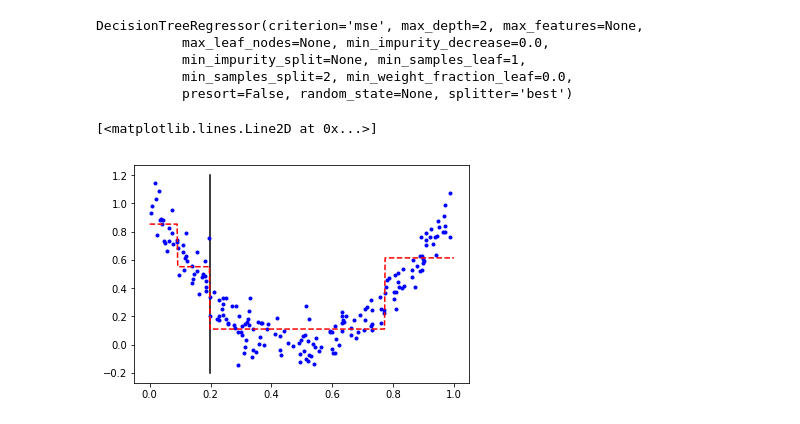
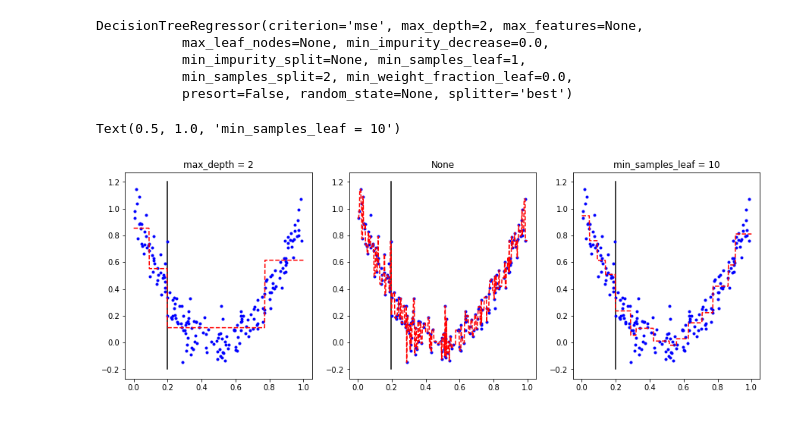
Before and after one commit to lambdamax/notebook, a Jupyter notebook: sklearn/DecisionTree.ipynb, the cells around one changed output. Saved outputs shown, nothing was run; the diff lists cells and outputs as text; code cells hidden in the pictures.

Commit message:
update tree

```diff
--- a/sklearn/DecisionTree.ipynb
+++ b/sklearn/DecisionTree.ipynb
@@ -185,21 +185,46 @@ DecisionTreeRegressor(criterion='mse', max_depth=2, max_features=None,
 # %%
 # export_graphviz(
 #     tree_reg,
 #     out_file=image_path('regress_training.dot'),
 #     feature_names=['X'],
 #     class_names= y,
 #     rounded=True,
 #     filled=True
 # )
 axes = [0, 1, -0.2, 1]
 x1 = np.linspace(axes[0], axes[1], 500).reshape(-1, 1)
 y_pred = tree_reg.predict(x1)
 
+# 无超参正则化
+tree_reg1 = DecisionTreeRegressor()
+tree_reg1.fit(X, y)
+y_pred1 = tree_reg1.predict(x1)
+
+# 超参正则化
+tree_reg2 = DecisionTreeRegressor(min_samples_leaf=10)
+tree_reg2.fit(X, y)
+y_pred2 = tree_reg2.predict(x1)
+
+plt.figure(figsize=(15,5))
+plt.subplot(131)
 plt.plot(np.linspace(0.197,0.197, 500).reshape(-1, 1) , np.linspace(-0.2,1.2, 500).reshape(-1, 1) , 'k-')
 plt.plot(X , y , 'b.')
 plt.plot(x1 , y_pred, 'r--')
+plt.title("max_depth = 2")
+
+plt.subplot(132)
+plt.plot(np.linspace(0.197,0.197, 500).reshape(-1, 1) , np.linspace(-0.2,1.2, 500).reshape(-1, 1) , 'k-')
+plt.plot(X , y , 'b.')
+plt.plot(x1 , y_pred1, 'r--')
+plt.title("None")
+
+plt.subplot(133)
+plt.plot(np.linspace(0.197,0.197, 500).reshape(-1, 1) , np.linspace(-0.2,1.2, 500).reshape(-1, 1) , 'k-')
+plt.plot(X , y , 'b.')
+plt.plot(x1 , y_pred2, 'r--')
+plt.title("min_samples_leaf = 10")
 # %% [output]
-[<matplotlib.lines.Line2D at 0x...>]
+Text(0.5, 1.0, 'min_samples_leaf = 10')
-[figure, old version]
+[figure, new version]
 # %% [markdown]
 ![image.png](datasets/images/decision_trees/regress_training.png)
```
Also changed, not shown: parts of 14 cells of this notebook.
